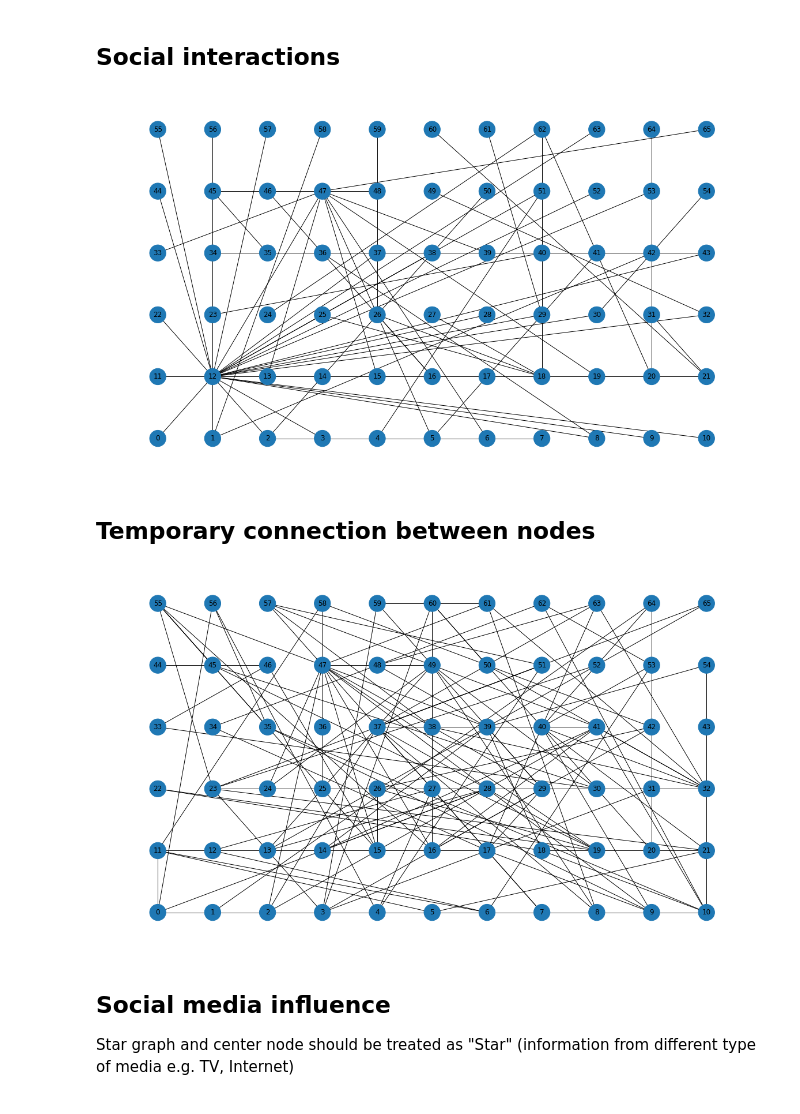
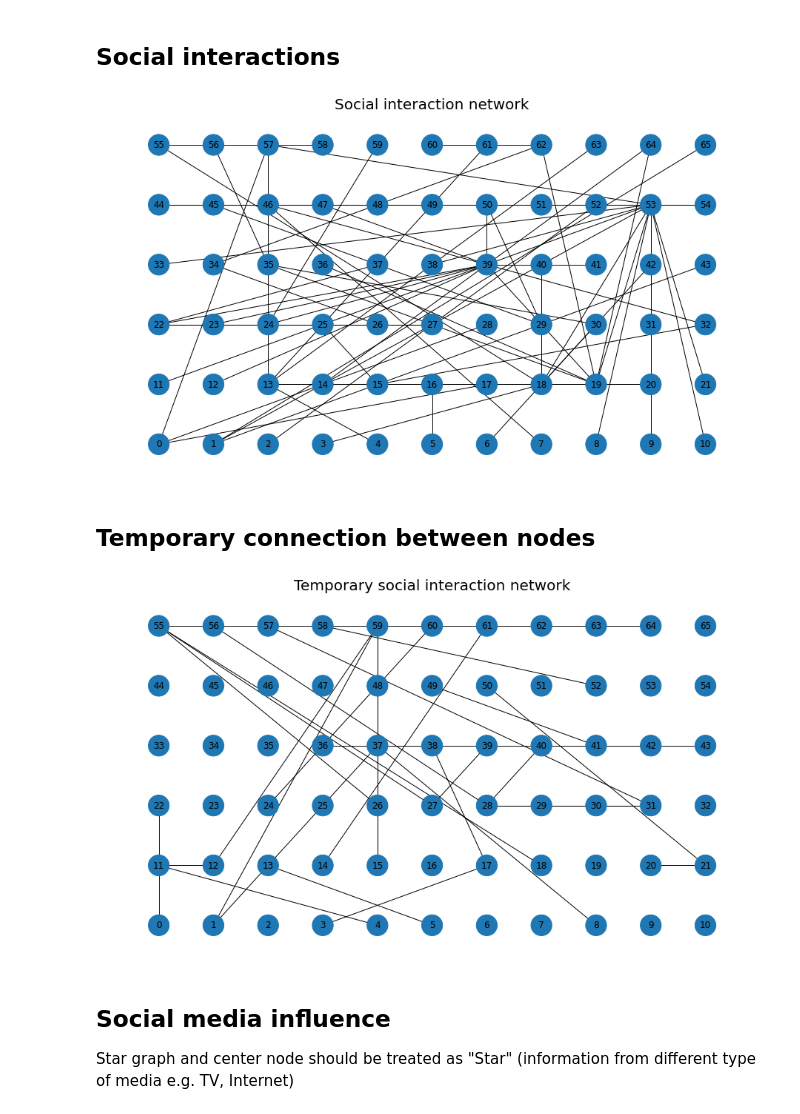
Before and after one commit to dpalatynski/Master-Thesis, a Jupyter notebook: Networks - small neighbourhood.ipynb, the cells around one changed output. Drawn from its saved outputs; the diff is of its cells as text; code cells hidden in the pictures.

```diff
--- a/Networks - small neighbourhood.ipynb
+++ b/Networks - small neighbourhood.ipynb
@@ -83,18 +85,22 @@ node_mapping = dict(zip(K.nodes(), sorted(K.nodes(), key=lambda k: random.random
 K = nx.relabel_nodes(K, node_mapping)
 
 plt.figure(figsize=(16, 9))
+plt.title('Social interaction network', fontsize=20)
 nx.draw(K, with_labels=True, pos=pos, node_size=[800]*len(K))
+plt.savefig('social_network.eps', format='eps')
 # %% [output]
-[figure, old version]
+[figure, new version]
 # %% [markdown]
 ## Temporary connection between nodes
 # %%
-K_temp = nx.fast_gnp_random_graph(len(G.nodes()), 0.07)
+K_temp = nx.fast_gnp_random_graph(len(G.nodes()), 0.01)
 
 plt.figure(figsize=(16, 9))
+plt.title('Temporary social interaction network', fontsize=20)
 nx.draw(K_temp, with_labels=True, pos=pos, node_size=[800]*len(K))
+plt.savefig('temporary_network.eps', format='eps')
 # %% [output]
-[figure, old version]
+[figure, new version]
 # %% [markdown]
 ## Social media influence
 
```
Also changed, not shown: parts of 2 cells of this notebook, 18 other files.
